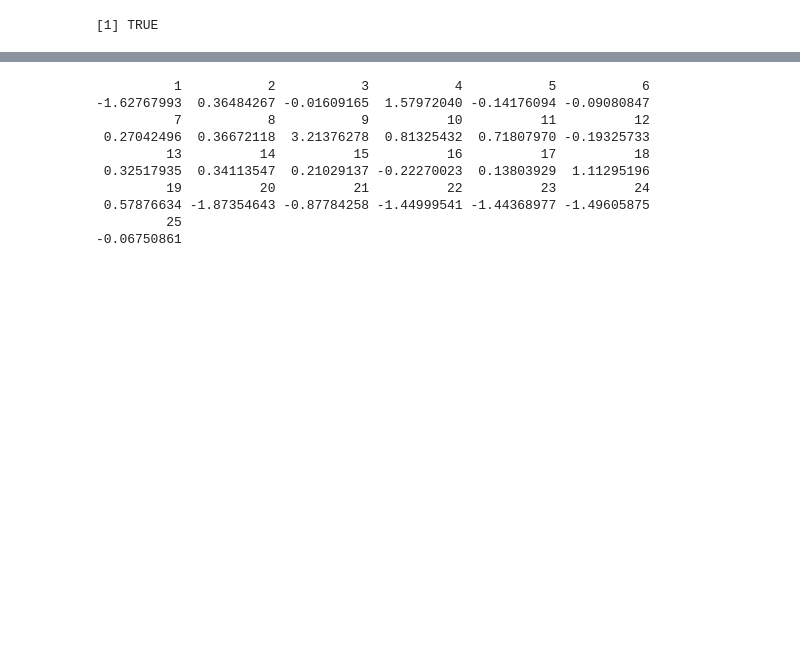
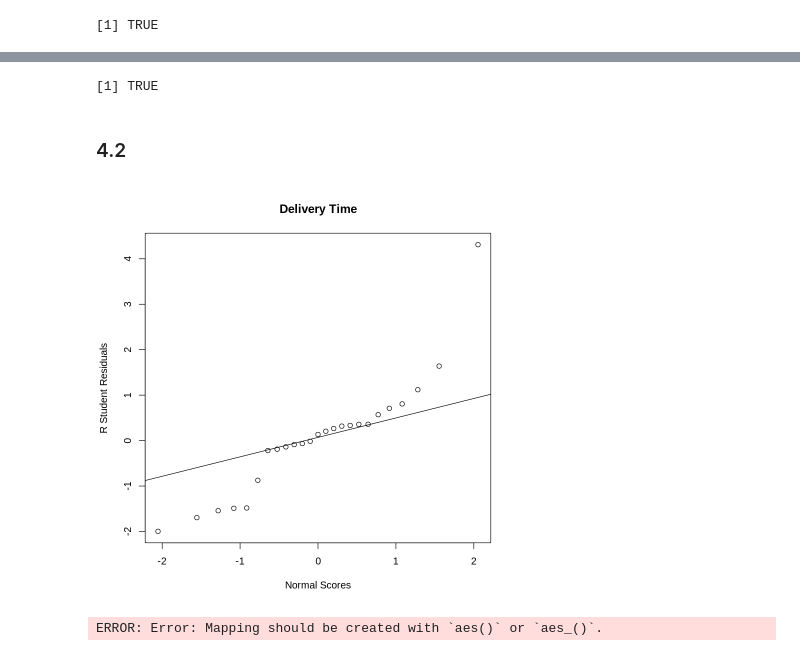
Before and after one commit to j-buss/Introduction-to-Linear-Regression-Analysis, a Jupyter notebook: Chapter_04/Chapter_04_Examples_R.ipynb, the cells around one changed output, grey strips where cells are left out. Cells and saved outputs as stored; diff of their text form; code cells hidden in the pictures; blank space fills up the shorter version.

```diff
--- a/Chapter_04/Chapter_04_Examples_R.ipynb
+++ b/Chapter_04/Chapter_04_Examples_R.ipynb
@@ -250,13 +192,25 @@ colnames(Delivery.Residual_df) <- c(
-# %%
-stdres(Delivery.lm)
-# %% [output]
-          1           2           3           4           5           6
--1.62767993  0.36484267 -0.01609165  1.57972040 -0.14176094 -0.09080847
-          7           8           9          10          11          12
- 0.27042496  0.36672118  3.21376278  0.81325432  0.71807970 -0.19325733
-         13          14          15          16          17          18
- 0.32517935  0.34113547  0.21029137 -0.22270023  0.13803929  1.11295196
-         19          20          21          22          23          24
- 0.57876634 -1.87354643 -0.87784258 -1.44999541 -1.44368977 -1.49605875
-         25
--0.06750861
+# %%
+Delivery.PRESSResidualSummary <- PRESS(Delivery.lm, verbose = FALSE)
+# %%
+# PRESS Residual Summary
+Delivery.PRESSResidualSummary <- Delivery.PRESSResidualSummary$stat
+Delivery.PRESSResidualSummary_2 <- sum(Delivery.PRESSResidualSqrd)
+
+all.equal(Delivery.PRESSResidualSummary, Delivery.PRESSResidualSummary_2)
+# %% [output]
+[1] TRUE
+# %% [markdown]
+### 4.2
+# %%
+qqnorm(Delivery.RStudentResiduals,
+       ylab="R Student Residuals",
+       xlab="Normal Scores",
+       main="Delivery Time"
+)
+qqline(Delivery.RStudentResiduals)
+# %% [output]
+[figure, added]
+# %%
+ggplot(mapping = Delivery.RStudentResiduals)
+# %% [output]
+ERROR: Error: Mapping should be created with `aes()` or `aes_()`.
```
Also changed, not shown: parts of 22 cells of this notebook.
